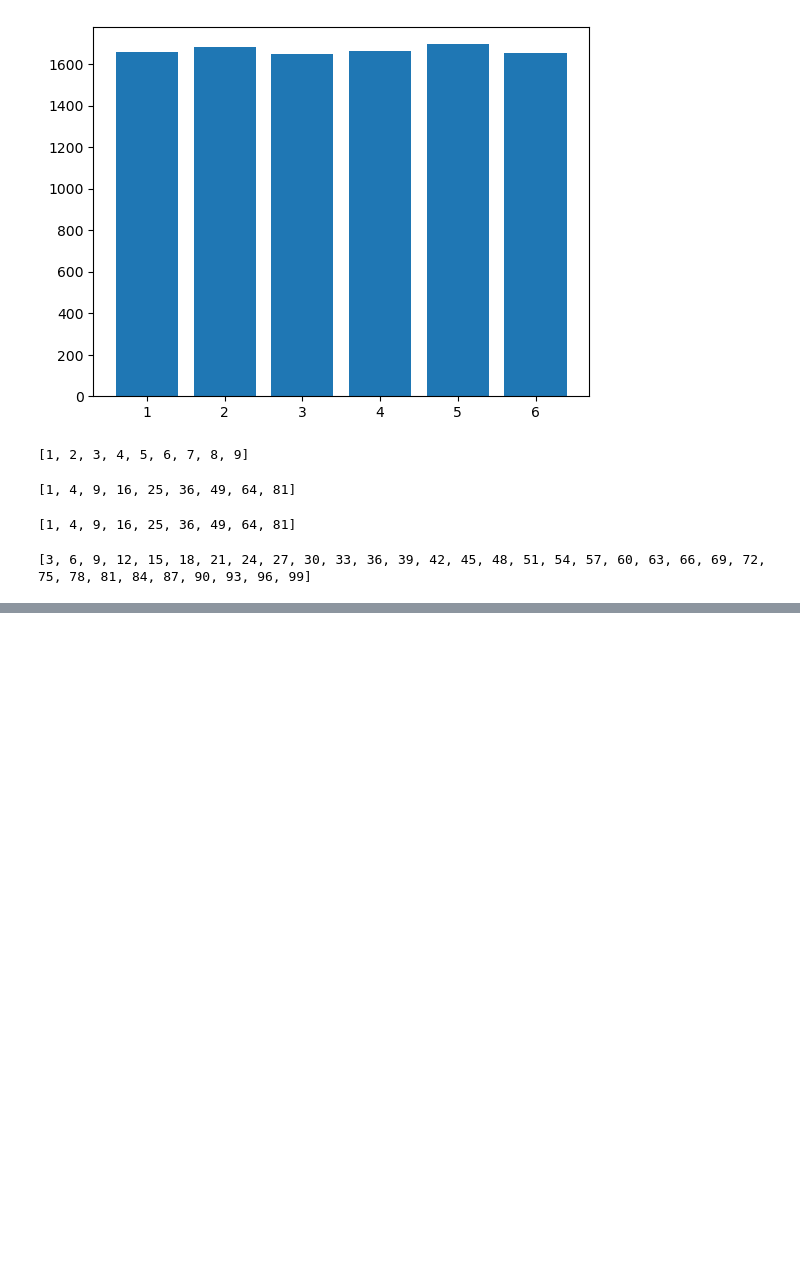
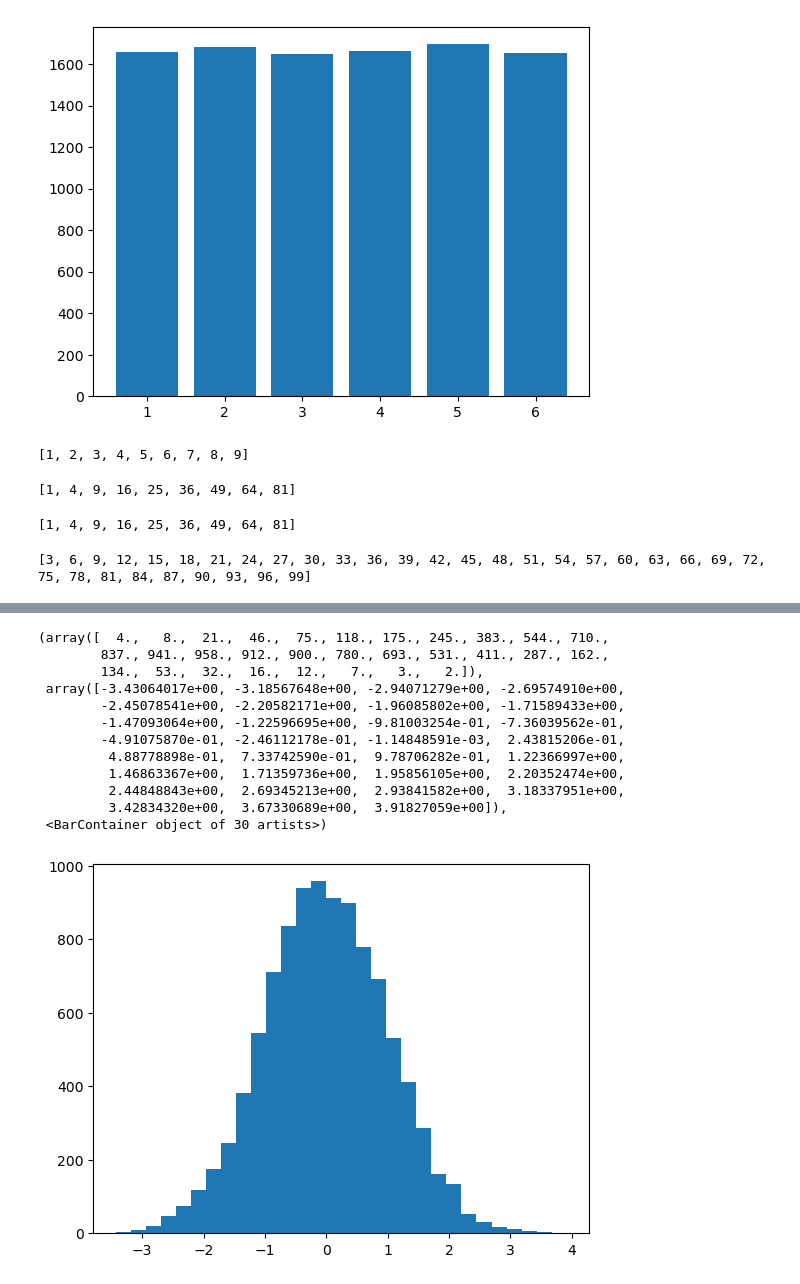
Before and after one commit to Monaxuu/class_of_python, a Jupyter notebook: class2.ipynb, the cells around one changed output, grey strips where cells are left out. Drawn from its saved outputs; the diff is of its cells as text; code cells hidden in the pictures; blank space fills up the shorter version.

```diff
--- a/class2.ipynb
+++ b/class2.ipynb
@@ -239,0 +271,20 @@ print(a)
+# %%
+import random
+a = [random.gauss(0, 1) for _ in range(10000)]
+
+import matplotlib.pyplot as plt
+plt.hist(a, bins = 30)
+# %% [output]
+(array([  4.,   8.,  21.,  46.,  75., 118., 175., 245., 383., 544., 710.,
+        837., 941., 958., 912., 900., 780., 693., 531., 411., 287., 162.,
+        134.,  53.,  32.,  16.,  12.,   7.,   3.,   2.]),
+ array([-3.43064017e+00, -3.18567648e+00, -2.94071279e+00, -2.69574910e+00,
+        -2.45078541e+00, -2.20582171e+00, -1.96085802e+00, -1.71589433e+00,
+        -1.47093064e+00, -1.22596695e+00, -9.81003254e-01, -7.36039562e-01,
+        -4.91075870e-01, -2.46112178e-01, -1.14848591e-03,  2.43815206e-01,
+         4.88778898e-01,  7.33742590e-01,  9.78706282e-01,  1.22366997e+00,
+         1.46863367e+00,  1.71359736e+00,  1.95856105e+00,  2.20352474e+00,
+         2.44848843e+00,  2.69345213e+00,  2.93841582e+00,  3.18337951e+00,
+         3.42834320e+00,  3.67330689e+00,  3.91827059e+00]),
+ <BarContainer object of 30 artists>)
+[figure, added]
```
Also changed, not shown: parts of 11 cells of this notebook.
